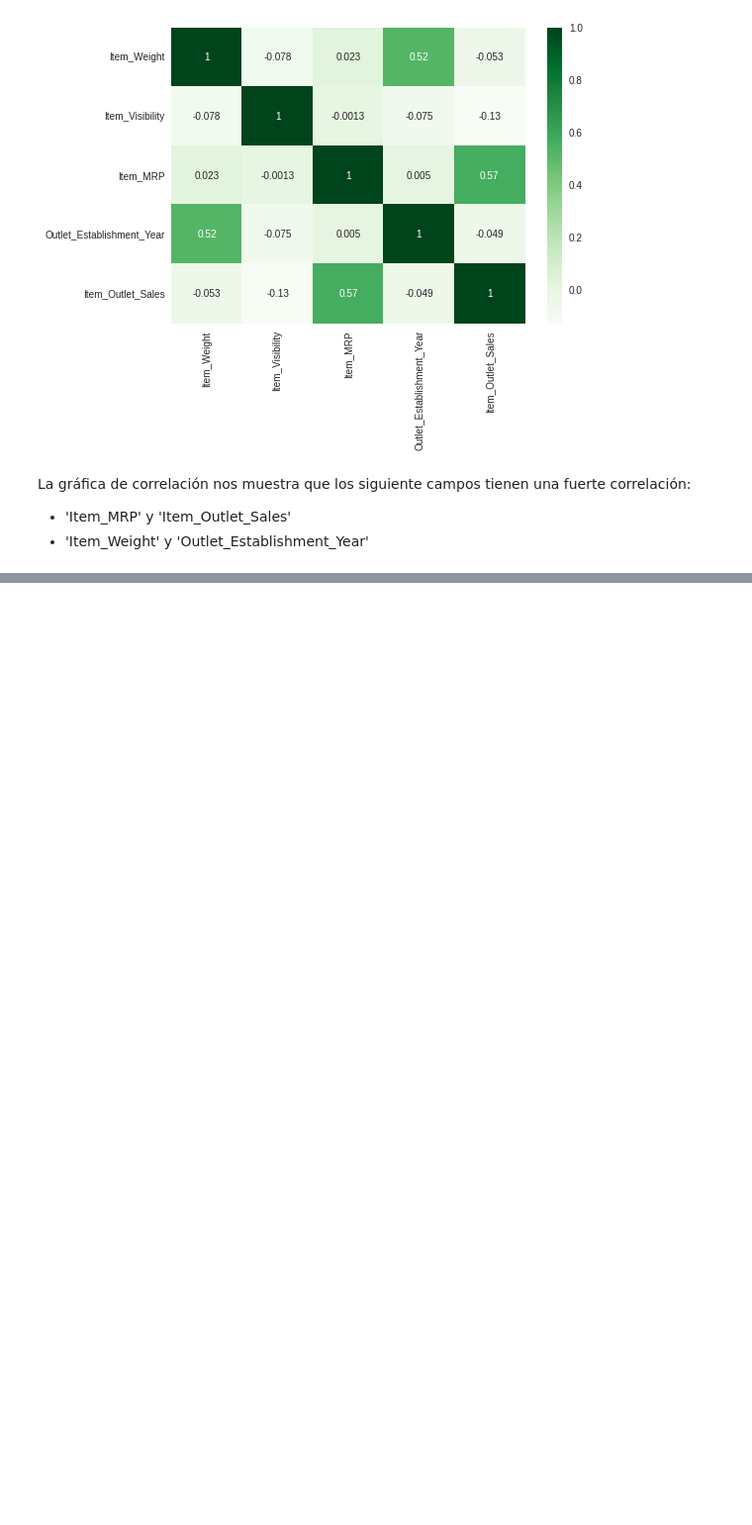
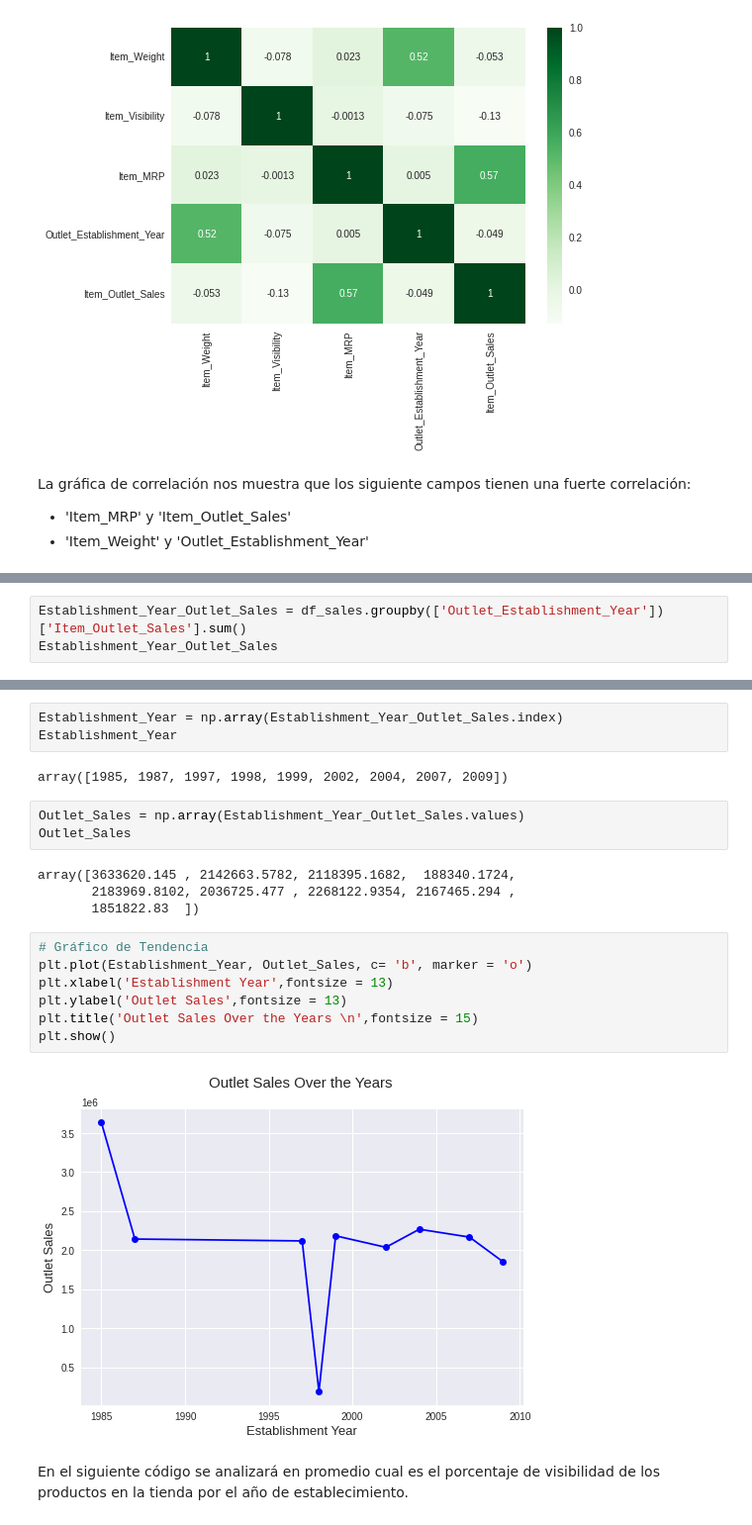
Before and after one commit to Dannais/Sales-Predictions, a Jupyter notebook: Sales_Predictions.ipynb, the cells around one changed output, grey strips where cells are left out. Shown at 99% size. Cells and saved outputs as stored; diff of their text form; blank space fills up the shorter version.

```diff
--- a/Sales_Predictions.ipynb
+++ b/Sales_Predictions.ipynb
@@ -291,0 +296,3 @@ La gráfica de correlación nos muestra que los siguiente campos tienen una fuer
+# %%
+Establishment_Year_Outlet_Sales = df_sales.groupby(['Outlet_Establishment_Year'])['Item_Outlet_Sales'].sum()
+Establishment_Year_Outlet_Sales
@@ -291,0 +311,23 @@ La gráfica de correlación nos muestra que los siguiente campos tienen una fuer
+# %%
+Establishment_Year = np.array(Establishment_Year_Outlet_Sales.index)
+Establishment_Year
+# %% [output]
+array([1985, 1987, 1997, 1998, 1999, 2002, 2004, 2007, 2009])
+# %%
+Outlet_Sales = np.array(Establishment_Year_Outlet_Sales.values)
+Outlet_Sales
+# %% [output]
+array([3633620.145 , 2142663.5782, 2118395.1682,  188340.1724,
+       2183969.8102, 2036725.477 , 2268122.9354, 2167465.294 ,
+       1851822.83  ])
+# %%
+# Gráfico de Tendencia
+plt.plot(Establishment_Year, Outlet_Sales, c= 'b', marker = 'o')
+plt.xlabel('Establishment Year',fontsize = 13)
+plt.ylabel('Outlet Sales',fontsize = 13)
+plt.title('Outlet Sales Over the Years \n',fontsize = 15)
+plt.show()
+# %% [output]
+[figure, added]
+# %% [markdown]
+En el siguiente código se analizará en promedio cual es el porcentaje de visibilidad de los productos en la tienda por el año de establecimiento.
```
Also changed, not shown: parts of 7 cells of this notebook.
